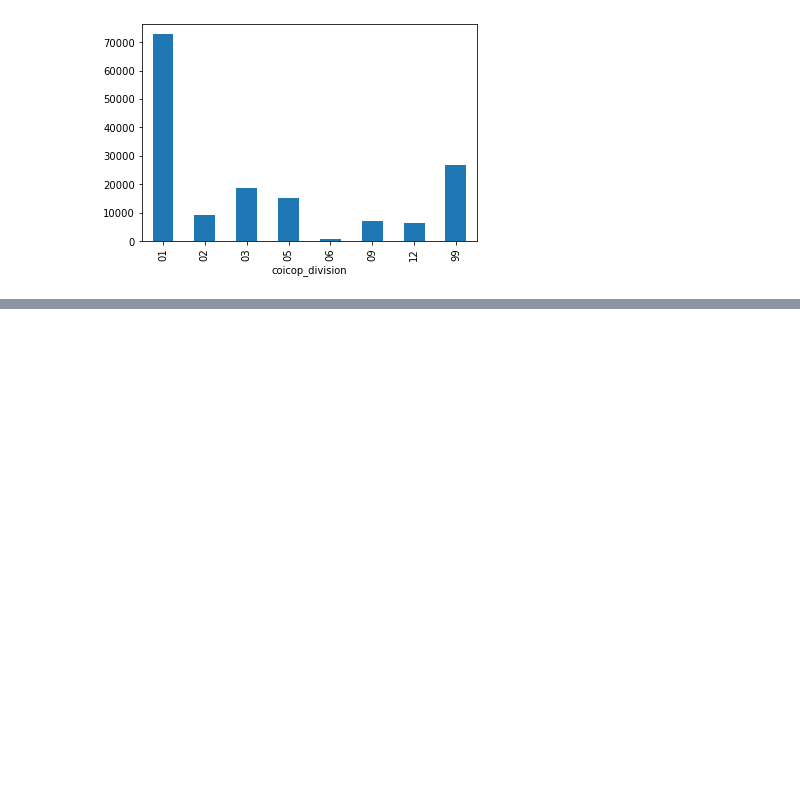
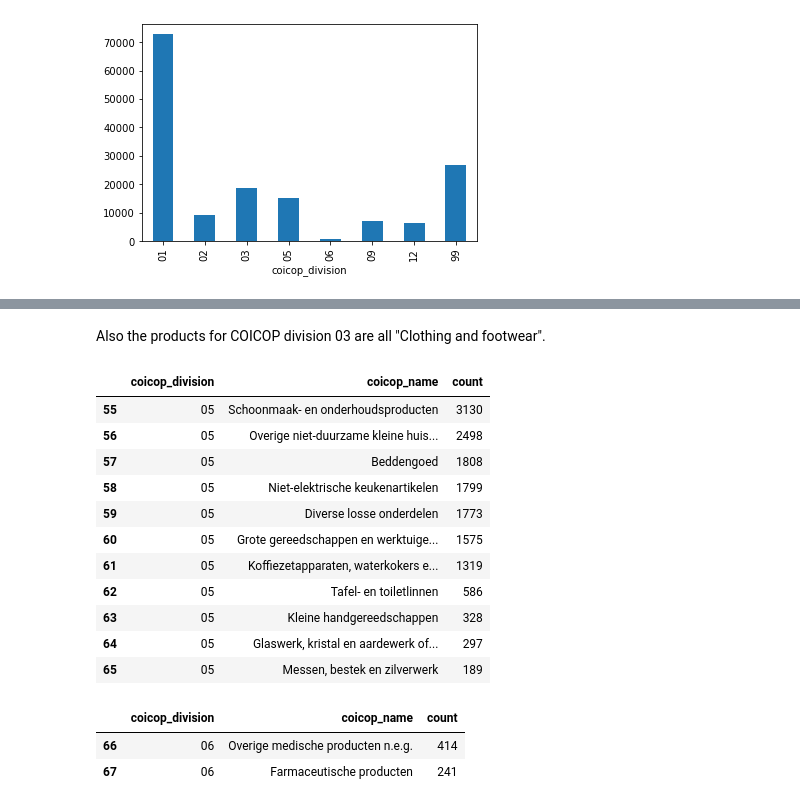
Before and after one commit to ssi-wp3/ssi-wp3, a Jupyter notebook: Notebooks/01-Data-Exploration.ipynb, the cells around one changed output, grey strips where cells are left out. Cells and saved outputs as stored; diff of their text form; code cells hidden in the pictures; blank space fills up the shorter version.

```diff
--- a/Notebooks/01-Data-Exploration.ipynb
+++ b/Notebooks/01-Data-Exploration.ipynb
@@ -204,0 +277,23 @@ lidl_df.coicop_division.value_counts().sort_index().plot(kind="bar")
+# %% [markdown]
+Also the products for COICOP division 03 are all "Clothing and footwear".
+# %%
+coicop_division_descriptions[coicop_division_descriptions.coicop_division == "05"]
+# %% [output]
+|  | coicop_division | coicop_name | count |
+| 55 | 05 | Schoonmaak- en onderhoudsproducten | 3130 |
+| 56 | 05 | Overige niet-duurzame kleine huis... | 2498 |
+| 57 | 05 | Beddengoed | 1808 |
+| 58 | 05 | Niet-elektrische keukenartikelen | 1799 |
+| 59 | 05 | Diverse losse onderdelen | 1773 |
+| 60 | 05 | Grote gereedschappen en werktuige... | 1575 |
+| 61 | 05 | Koffiezetapparaten, waterkokers e... | 1319 |
+| 62 | 05 | Tafel- en toiletlinnen | 586 |
+| 63 | 05 | Kleine handgereedschappen | 328 |
+| 64 | 05 | Glaswerk, kristal en aardewerk of... | 297 |
+| 65 | 05 | Messen, bestek en zilverwerk | 189 |
+# %%
+coicop_division_descriptions[coicop_division_descriptions.coicop_division == "06"]
+# %% [output]
+|  | coicop_division | coicop_name | count |
+| 66 | 06 | Overige medische producten n.e.g. | 414 |
+| 67 | 06 | Farmaceutische producten | 241 |
```
Also changed, not shown: parts of 14 cells of this notebook.
